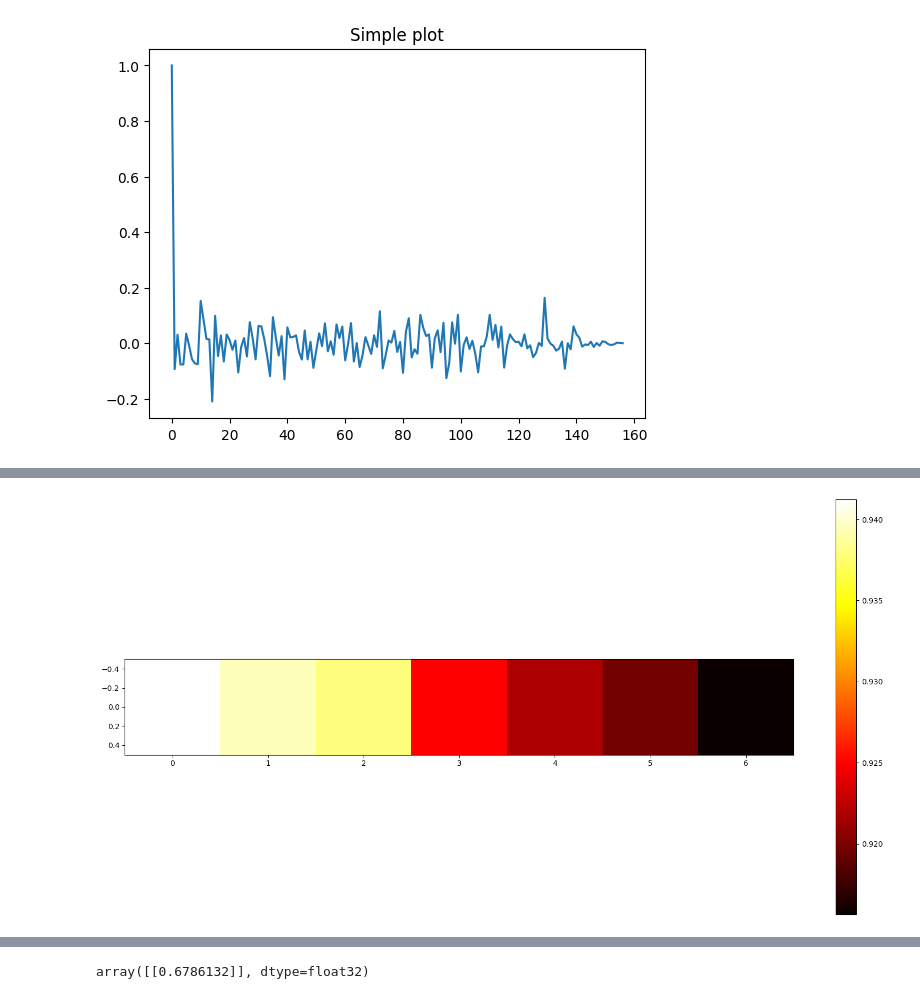
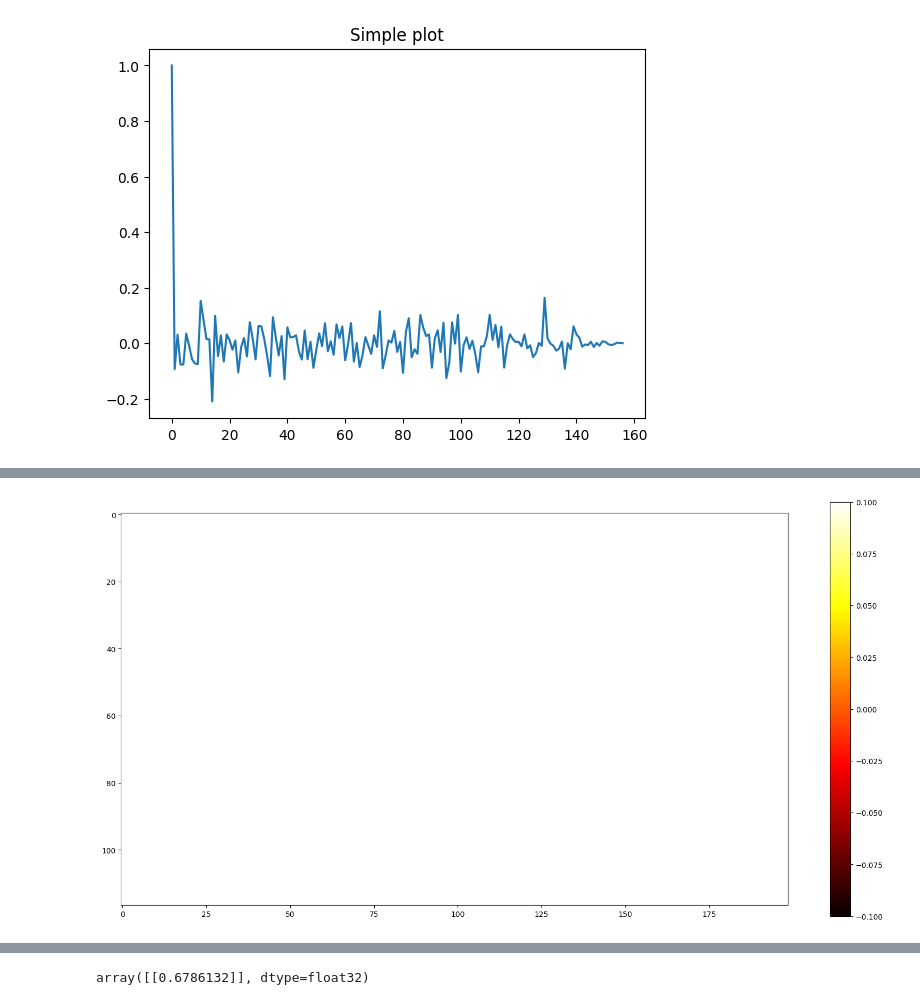
Before and after one commit to SoFar3/protein-structural-similarity, a Jupyter notebook: notebooks/esm.ipynb, the cells around one changed output, grey strips where cells are left out. Cells and saved outputs as stored; diff of their text form; code cells hidden in the pictures.

```diff
--- a/notebooks/esm.ipynb
+++ b/notebooks/esm.ipynb
@@ -167,2 +206,5 @@ emb2 = np.fromfile(os.path.join(os.pardir, "embeddings/esm/geobacillus_stearothe
+# %%
+emb1 = utils.read_protein("5YCI_1")
+emb2 = utils.read_protein("2QWV_1")
 # %%
 emb1.shape
@@ -195 +231,3 @@ n_protein_corr = als.protein_correlation(n_emb1.T, n_emb2.T)
+# %%
+min_max_protein_corr = als.protein_correlation(min_max_emb1.T, min_max_emb2.T, window=10)
 # %%
@@ -259,4 +292,4 @@ plot.simple_plot(n_protein_corr.reshape(-1))
 # %%
-plot.heatmap2d(np.mean(prot_corr, axis=0), scale=2)
+plot.heatmap2d(np.mean(min_max_protein_corr, axis=0), scale=2)
 # %% [output]
-[figure, old version]
+[figure, new version]
```
Also changed, not shown: parts of 73 cells of this notebook, 17 other files.
